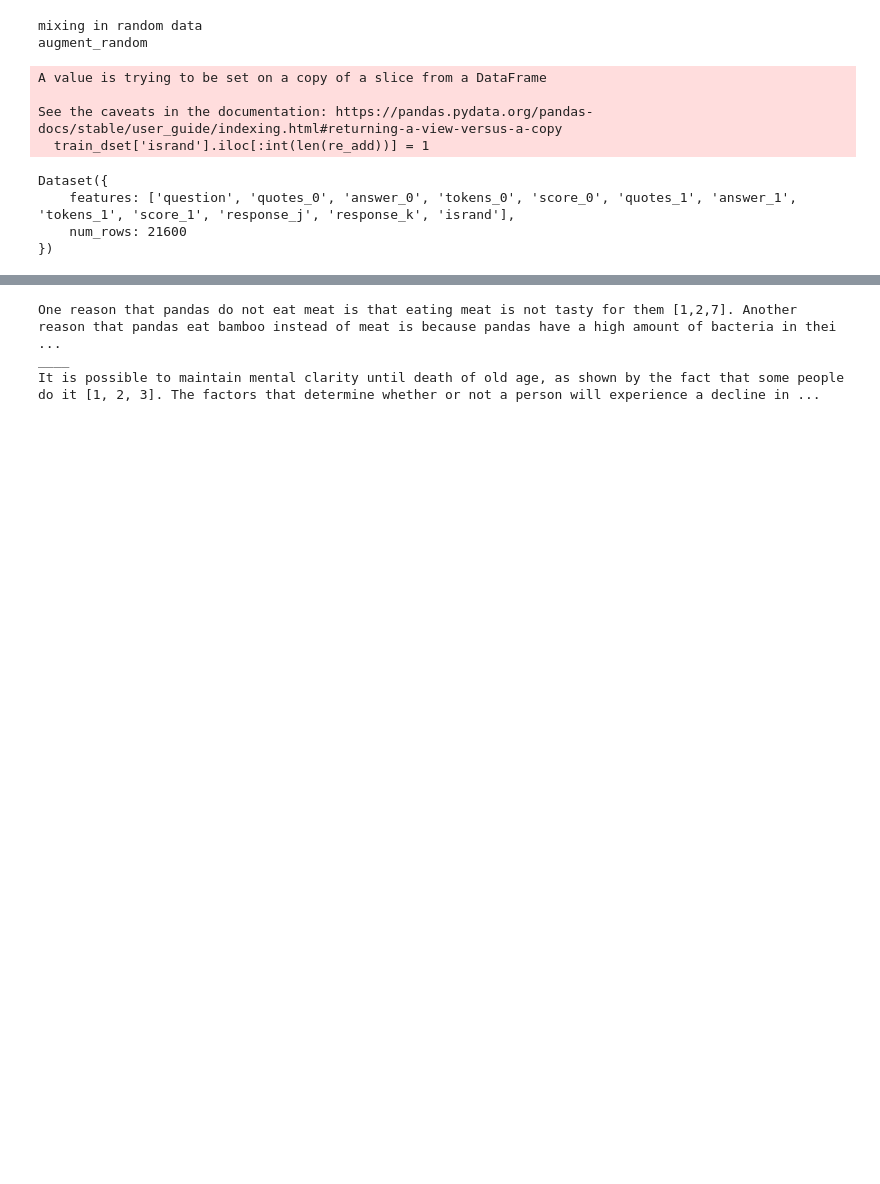
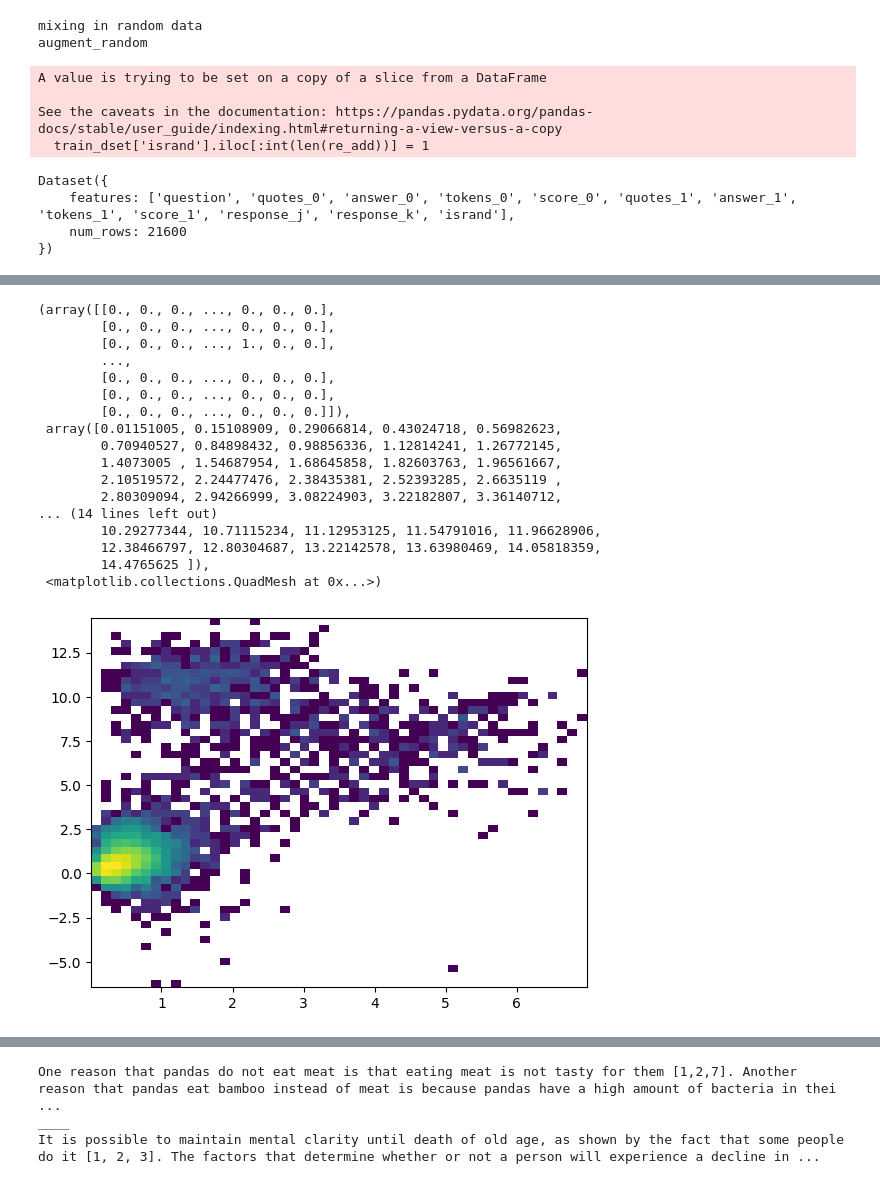
Before and after one commit to PrasannS/rlhf-length-biases, a Jupyter notebook: eval/examine_dcarto.ipynb, the cells around one changed output, grey strips where cells are left out. Saved outputs shown, nothing was run; the diff lists cells and outputs as text; code cells hidden in the pictures; blank space fills up the shorter version.

```diff
--- a/eval/examine_dcarto.ipynb
+++ b/eval/examine_dcarto.ipynb
@@ -141,0 +231,21 @@ ambig = ambig[ambig['confs']-10>(ambig['vars']*-2)]
+# %%
+lenscat(ndf[(ndf.tj-ndf.tk)>40])
+# %% [output]
+(array([[0., 0., 0., ..., 0., 0., 0.],
+        [0., 0., 0., ..., 0., 0., 0.],
+        [0., 0., 0., ..., 1., 0., 0.],
+        ...,
+        [0., 0., 0., ..., 0., 0., 0.],
+        [0., 0., 0., ..., 0., 0., 0.],
+        [0., 0., 0., ..., 0., 0., 0.]]),
+ array([0.01151005, 0.15108909, 0.29066814, 0.43024718, 0.56982623,
+        0.70940527, 0.84898432, 0.98856336, 1.12814241, 1.26772145,
+        1.4073005 , 1.54687954, 1.68645858, 1.82603763, 1.96561667,
+        2.10519572, 2.24477476, 2.38435381, 2.52393285, 2.6635119 ,
+        2.80309094, 2.94266999, 3.08224903, 3.22182807, 3.36140712,
+... (14 lines left out)
+        10.29277344, 10.71115234, 11.12953125, 11.54791016, 11.96628906,
+        12.38466797, 12.80304687, 13.22142578, 13.63980469, 14.05818359,
+        14.4765625 ]),
+ <matplotlib.collections.QuadMesh at 0x...>)
+[figure, added]
```
Also changed, not shown: parts of 17 cells of this notebook.
